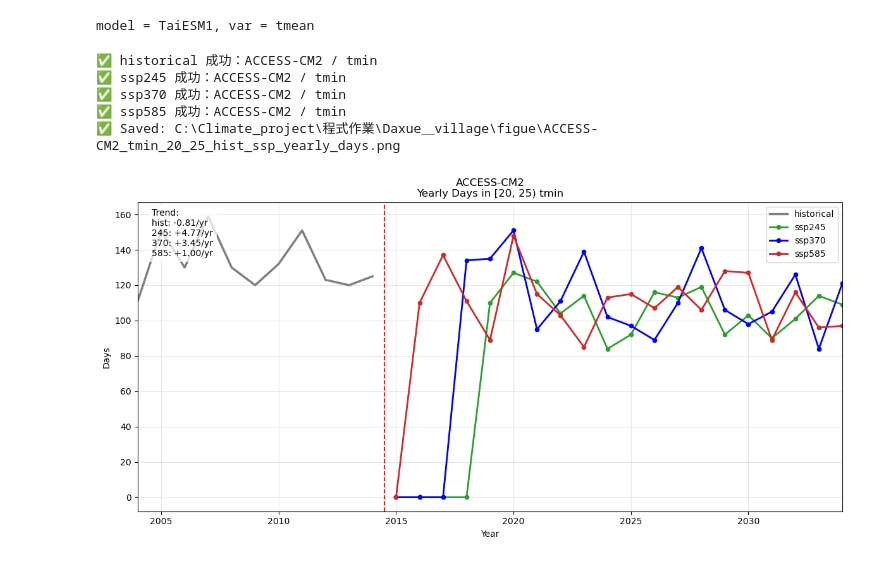
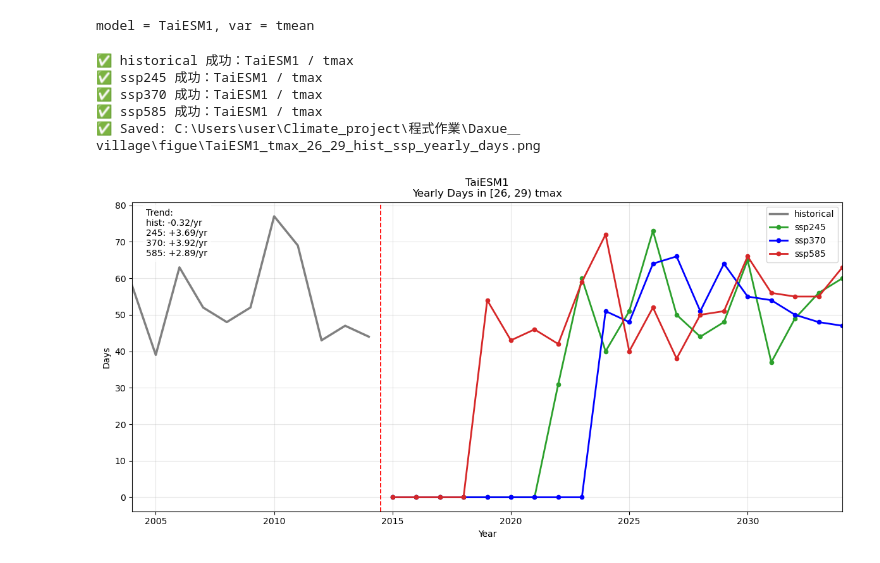
Before and after one commit to SteveChiao/Climate_project, a Jupyter notebook: 程式作業/Daxue＿village/code/0405gif檔.ipynb, the cells around one changed output. Cells and saved outputs as stored; diff of their text form; code cells hidden in the pictures.

```diff
--- a/程式作業/Daxue＿village/code/0405gif檔.ipynb
+++ b/程式作業/Daxue＿village/code/0405gif檔.ipynb
@@ -587,7 +587,7 @@ plot_seasonal_interannual_timeseries(
 #    （不改主程式，只是額外加功能）
 # =========================================================
 #model_name = "ACCESS-CM2" # ["TaiESM1", "ACCESS-CM2", "EC-Earth3"]
-save_path = Path(r"C:\Climate_project\程式作業\Daxue＿village\figue")
+save_path = Path(r"C:\Users\user\Climate_project\程式作業\Daxue＿village\figue") #C:\Users\user\Climate_project\程式作業\Daxue＿village\figue
 save_path.mkdir(parents=True, exist_ok=True)
 
 def load_combined_daily_series_for_ssp(model_name, ssp, var_type):
@@ -1551,11 +1551,11 @@ def plot_hist_and_ssp_yearly_counts(
 # =========================================================
 # 11. 參數區：你平常只改這裡
 # =========================================================
-model_name = "ACCESS-CM2"          # ["TaiESM1", "ACCESS-CM2", "EC-Earth3"]
-var_type = "tmin"              # "tmean" / "tmax" / "tmin"
+model_name = "TaiESM1"          # ["TaiESM1", "ACCESS-CM2", "EC-Earth3"]
+var_type = "tmax"              # "tmean" / "tmax" / "tmin"
 
-lower = 20
-upper = 25
+lower = 26
+upper = 29
 lower_inclusive = True
 upper_inclusive = False
 
@@ -1572,36 +1572,36 @@ target_ssps = ("ssp245", "ssp370", "ssp585")
 # =========================================================
 yearly_counts_df = build_hist_and_ssp_yearly_counts(
     model_name=model_name,
     var_type=var_type,
     lower=lower,
     upper=upper,
     lower_inclusive=lower_inclusive,
     upper_inclusive=upper_inclusive,
     hist_start_year=hist_start_year,
     hist_end_year=hist_end_year,
     fut_start_year=fut_start_year,
     fut_end_year=fut_end_year,
     target_ssps=target_ssps
 )
 
 plot_hist_and_ssp_yearly_counts(
     yearly_df=yearly_counts_df,
     model_name=model_name,
     var_type=var_type,
     lower=lower,
     upper=upper,
     lower_inclusive=lower_inclusive,
     upper_inclusive=upper_inclusive,
     hist_start_year=hist_start_year,
     hist_end_year=hist_end_year,
     fut_start_year=fut_start_year,
     fut_end_year=fut_end_year,
     save_path=save_path
 )
 # %% [output]
-✅ historical 成功：ACCESS-CM2 / tmin
-✅ ssp245 成功：ACCESS-CM2 / tmin
-✅ ssp370 成功：ACCESS-CM2 / tmin
-✅ ssp585 成功：ACCESS-CM2 / tmin
-✅ Saved: C:\Climate_project\程式作業\Daxue＿village\figue\ACCESS-CM2_tmin_20_25_hist_ssp_yearly_days.png
+✅ historical 成功：TaiESM1 / tmax
+✅ ssp245 成功：TaiESM1 / tmax
+✅ ssp370 成功：TaiESM1 / tmax
+✅ ssp585 成功：TaiESM1 / tmax
+✅ Saved: C:\Users\user\Climate_project\程式作業\Daxue＿village\figue\TaiESM1_tmax_26_29_hist_ssp_yearly_days.png
-[figure, old version]
+[figure, new version]
```
Also changed, not shown: 40 other files.
